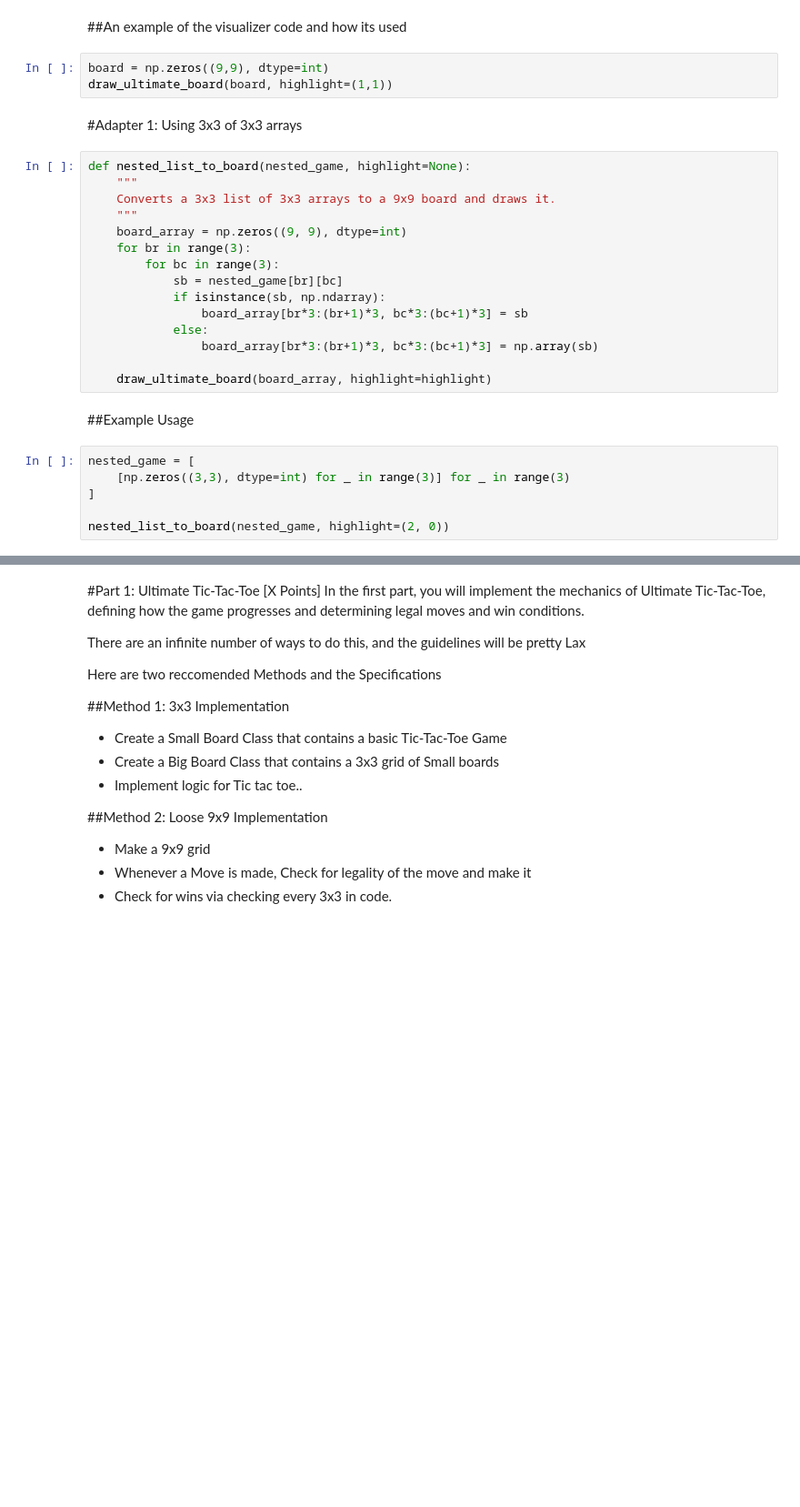
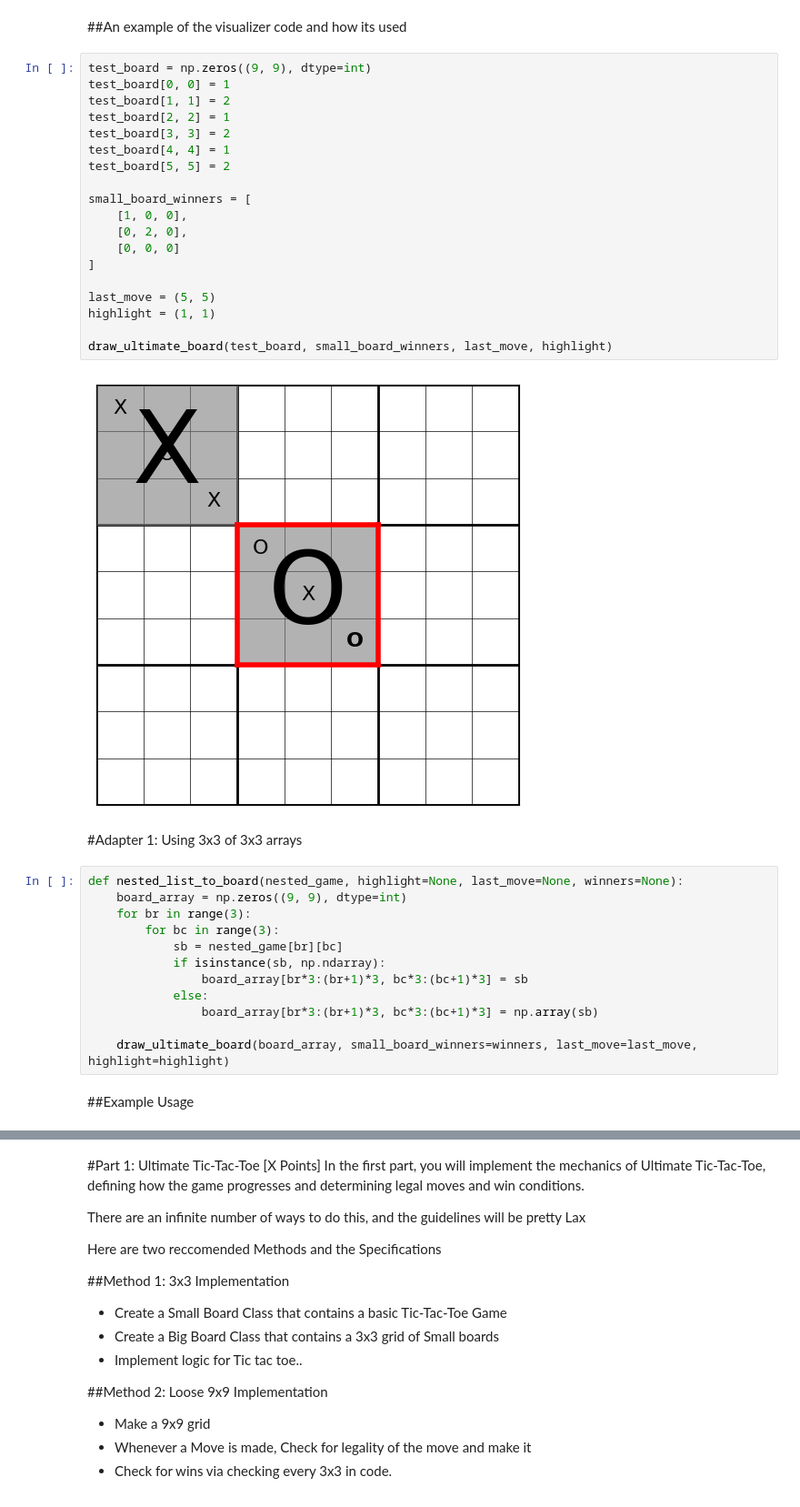
Before and after one commit to Czedros/CSE352-Machine-Learning-Assignments, a Jupyter notebook: CSE352MidtermMakeupAssignmentComplete.ipynb, the cells around one changed output, grey strips where cells are left out. Shown at 91% size. Saved outputs shown, nothing was run; the diff lists cells and outputs as text; blank space fills up the shorter version.

```diff
--- a/CSE352MidtermMakeupAssignmentComplete.ipynb
+++ b/CSE352MidtermMakeupAssignmentComplete.ipynb
@@ -98,16 +115,31 @@ def draw_ultimate_board(board, highlight=None):
     plt.show()
 # %% [markdown]
 ##An example of the visualizer code and how its used
-# %%
-board = np.zeros((9,9), dtype=int)
-draw_ultimate_board(board, highlight=(1,1))
+# %%
+test_board = np.zeros((9, 9), dtype=int)
+test_board[0, 0] = 1
+test_board[1, 1] = 2
+test_board[2, 2] = 1
+test_board[3, 3] = 2
+test_board[4, 4] = 1
+test_board[5, 5] = 2
+
+small_board_winners = [
+    [1, 0, 0],
+    [0, 2, 0],
+    [0, 0, 0]
+]
+
+last_move = (5, 5)
+highlight = (1, 1)
+
+draw_ultimate_board(test_board, small_board_winners, last_move, highlight)
+# %% [output]
+[figure, added]
 # %% [markdown]
 #Adapter 1: Using 3x3 of 3x3 arrays
 # %%
-def nested_list_to_board(nested_game, highlight=None):
-    """
-    Converts a 3x3 list of 3x3 arrays to a 9x9 board and draws it.
-    """
+def nested_list_to_board(nested_game, highlight=None, last_move=None, winners=None):
     board_array = np.zeros((9, 9), dtype=int)
     for br in range(3):
         for bc in range(3):
@@ -117,12 +149,6 @@ def nested_list_to_board(nested_game, highlight=None):
             else:
                 board_array[br*3:(br+1)*3, bc*3:(bc+1)*3] = np.array(sb)
 
-    draw_ultimate_board(board_array, highlight=highlight)
+    draw_ultimate_board(board_array, small_board_winners=winners, last_move=last_move, highlight=highlight)
 # %% [markdown]
 ##Example Usage
-# %%
-nested_game = [
-    [np.zeros((3,3), dtype=int) for _ in range(3)] for _ in range(3)
-]
-
-nested_list_to_board(nested_game, highlight=(2, 0))
```
Also changed, not shown: parts of 3 cells of this notebook.
